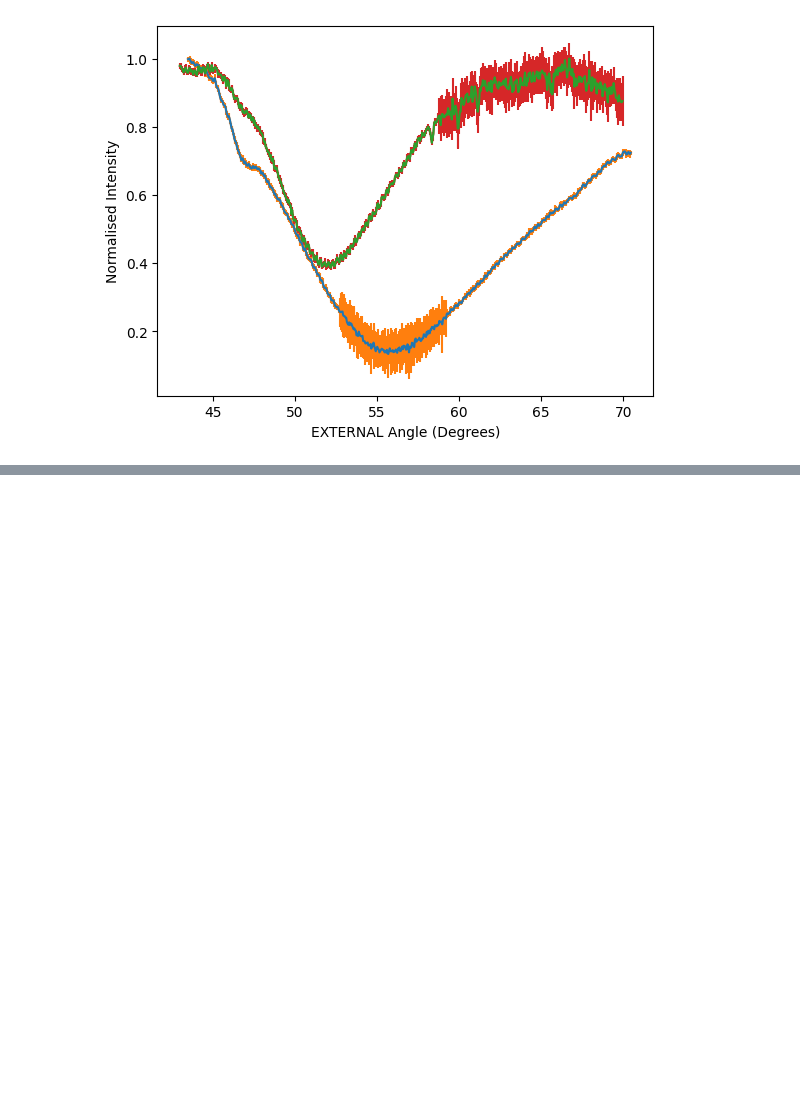
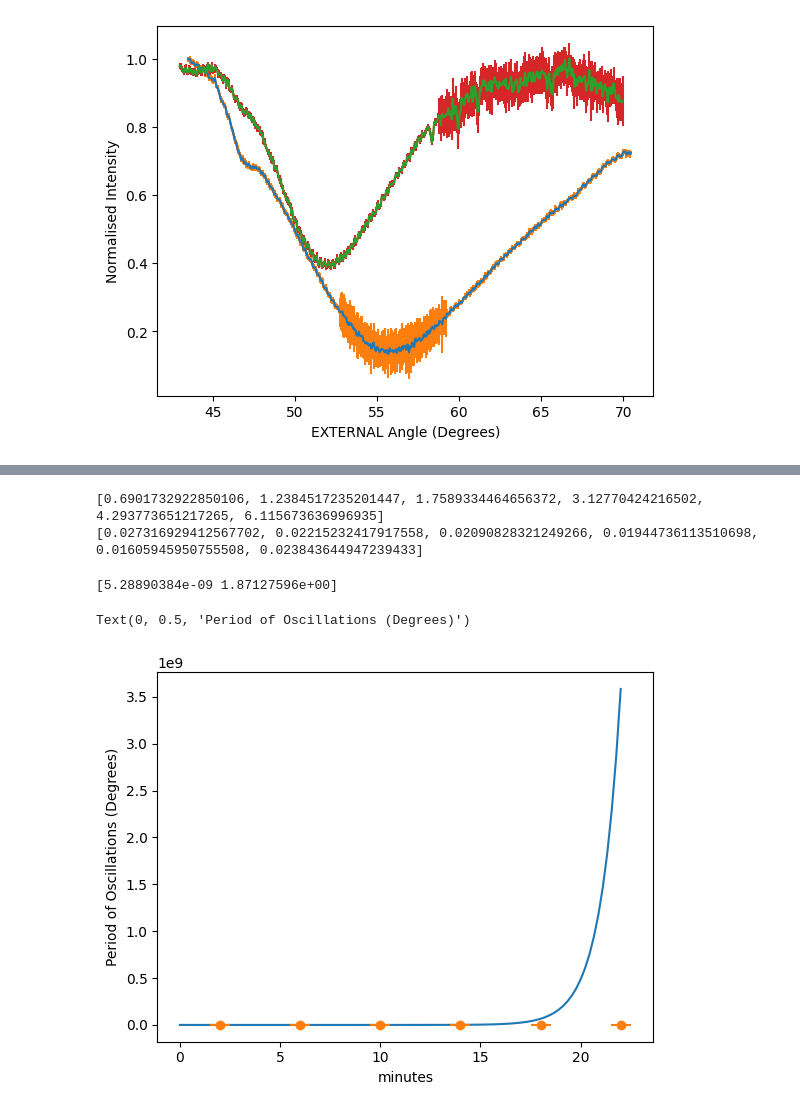
Before and after one commit to daraghhollman/UCD_PASS_Labs, a Jupyter notebook: Surface_Plasmons/Python/surfacePlasmonsAnalysis.ipynb, the cells around one changed output, grey strips where cells are left out. Cells and saved outputs as stored; diff of their text form; code cells hidden in the pictures; blank space fills up the shorter version.

```diff
--- a/Surface_Plasmons/Python/surfacePlasmonsAnalysis.ipynb
+++ b/Surface_Plasmons/Python/surfacePlasmonsAnalysis.ipynb
@@ -195,0 +234,47 @@ PlotFile()
+# %%
+periods = list()
+
+timeFiles = glob("Time/dep*.txt")
+timeFiles = [str(el) for el in np.sort(timeFiles)]
+
+p0 = FindPeriod(timeFiles[0], Sin, [0.1, 10, 0, 0.9], showPlot=False, title="t = 15:26")
+p1 = FindPeriod(timeFiles[1], Sin, [0.1, 5, -1, 0.9], showPlot=False, title="t = 15:30")
+p2 = FindPeriod(timeFiles[2], Sin, [0.1, 4, -1, 0.9], showPlot=False, title="t = 15:34")
+p3 = FindPeriod(timeFiles[3], Sin, [0.1, 3, -1, 0.9], showPlot=False, title="t = 15:38")
+p4 = FindPeriod(timeFiles[4], Sin, [0.1, 2, -1, 0.9], showPlot=False, title="t = 15:42")
+p5 = FindPeriod(timeFiles[5], Sin, [0.1, 1/8, -1, 0.9], showPlot=False, title="t = 15:46")
+periods = [p0[0], p1[0], p2[0], p3[0], p4[0], p5[0]]
+uncertainties = [p0[1], p1[1], p2[1], p3[1], p4[1], p5[1]]
+print(periods)
+print(uncertainties)
+# %% [output]
+[0.6901732922850106, 1.2384517235201447, 1.7589334464656372, 3.12770424216502, 4.293773651217265, 6.115673636996935]
+[0.027316929412567702, 0.02215232417917558, 0.02090828321249266, 0.01944736113510698, 0.01605945950755508, 0.023843644947239433]
+# %%
+times = [2, 6, 10, 14, 18, 22]
+uTime = 0.5 # minutes
+
+def ExpFunc(p, t):
+    amp, h = p
+    return amp*np.exp(t)+h
+
+expModel = Model(ExpFunc)
+
+data = RealData(times, periods)
+
+odr = ODR(data, expModel, beta0=[1, 10])
+
+out = odr.run()
+print(out.beta)
+t = np.linspace(0, 22, 100)
+
+#plt.plot(t, ExpFunc(out.beta, t))
+plt.plot(t, ExpFunc([1, 0], t))
+
+plt.errorbar(times, periods, xerr=uTime, yerr=uncertainties, fmt="o")
+plt.xlabel("minutes")
+plt.ylabel("Period of Oscillations (Degrees)")
+# %% [output]
+[5.28890384e-09 1.87127596e+00]
+Text(0, 0.5, 'Period of Oscillations (Degrees)')
+[figure, added]
```
Also changed, not shown: parts of 21 cells of this notebook, 10 other files.
